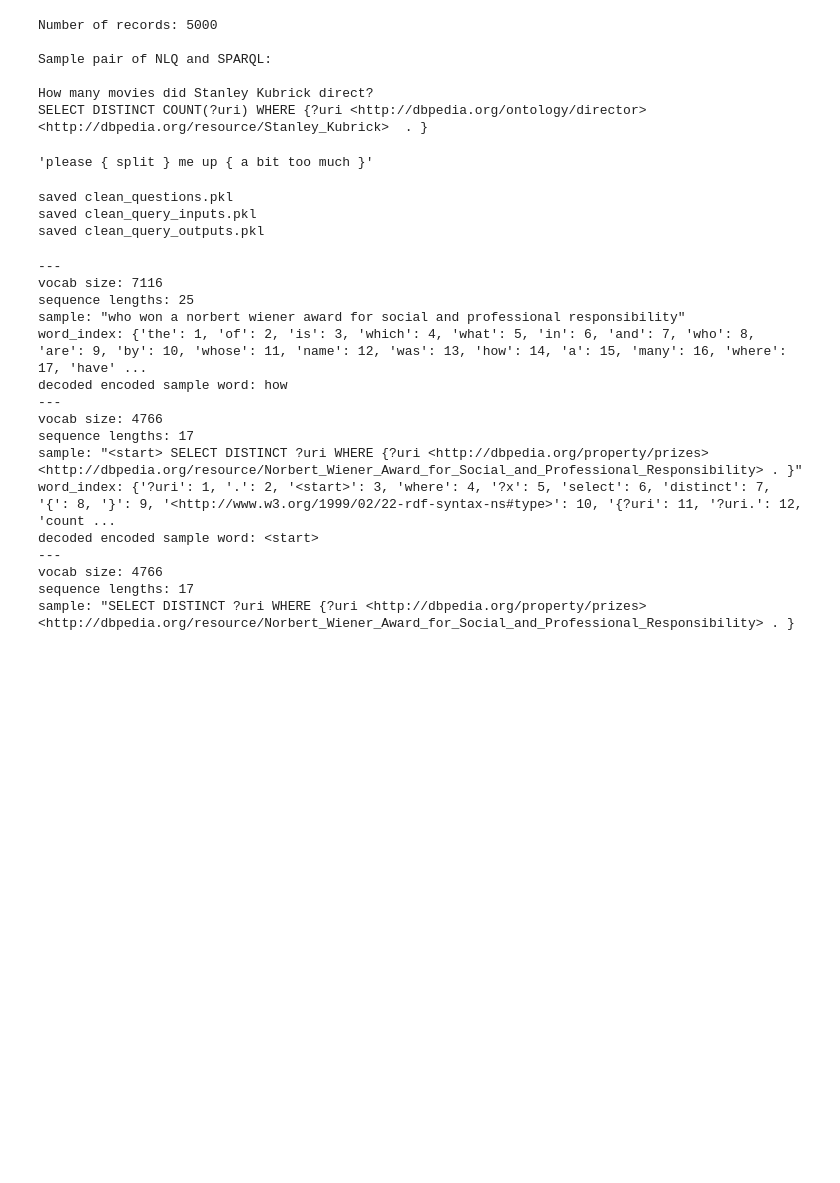
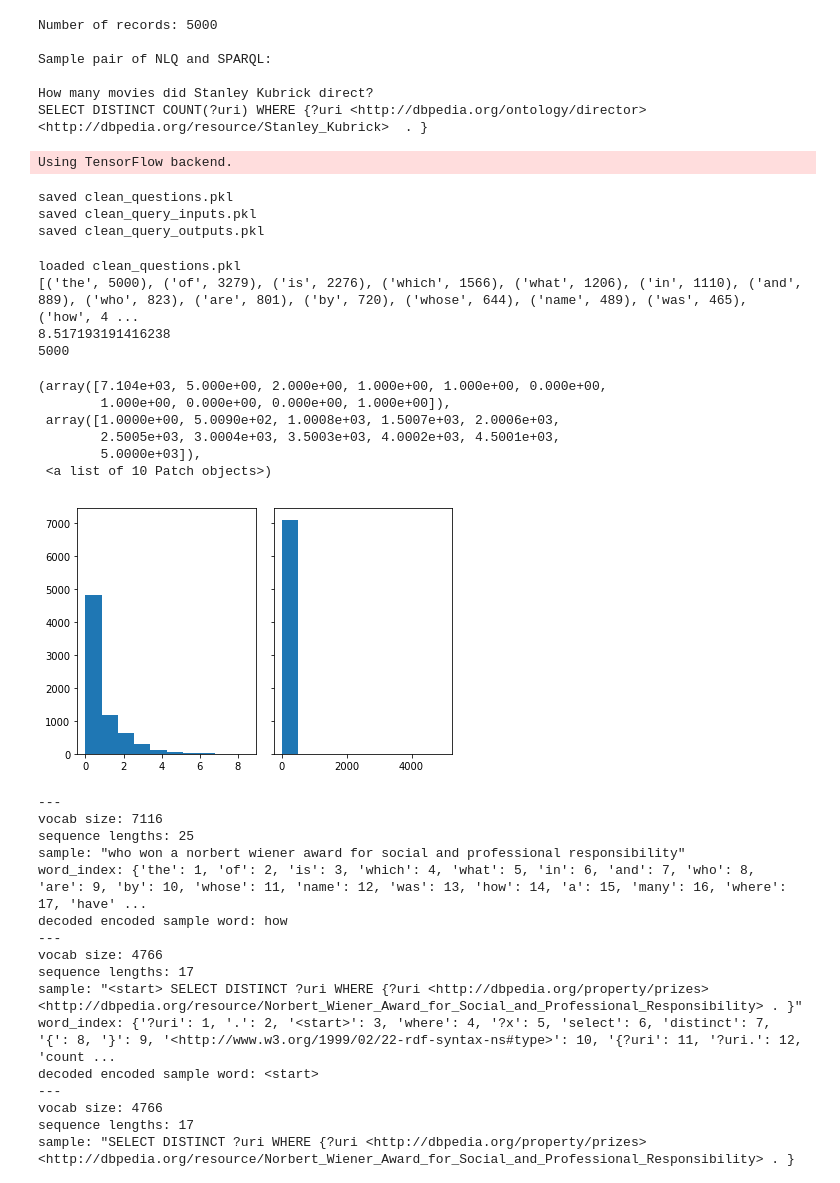
Before and after one commit to dogofbrian/nlq2sparql, a Jupyter notebook: capstone_project.ipynb, the cells around one changed output. Saved outputs shown, nothing was run; the diff lists cells and outputs as text; code cells hidden in the pictures; blank space fills up the shorter version.

```diff
--- a/capstone_project.ipynb
+++ b/capstone_project.ipynb
@@ -59,11 +59,6 @@ questions = [item['corrected_question'] for item in source_data]
 queries = [item['sparql_query'] for item in source_data]
 
 assert np.shape(questions) == np.shape(queries)
-# %%
-import re
-re.sub(r'([^ ])([{}])([^ ])', r'\1 \2 \3', 'please{split}me up { a bit too much }')
-# %% [output]
-'please { split } me up { a bit too much }'
 # %%
 '''
 The questions undergo fuller cleaning than the queries, removing punctuation etc.
@@ -77,12 +72,23 @@ There are a few SPARQL statements where curly braces don't have spaces between t
 and neighbouring tokens. We add a space around them if they don't exist.
 '''
 from keras.preprocessing.text import text_to_word_sequence
-from pickle import dump
+from pickle import dump, load
 import re
 
 default_filters = '!"#$%&()*+,-./:;<=>?@[\\]^_`{|}~'
 START_TOKEN = '<start>'
 END_TOKEN = '<end>'
+
+def load_clean_texts(filename):
+  with open(filename, 'rb') as f:
+    content = load(f)
+    print('loaded {}'.format(filename))
+    return content
+
+def save_texts(texts, filename):
+  with open(filename, 'wb') as f:
+    dump(texts, f)
+    print('saved {}'.format(filename))
 
 def separate_curly_braces(text):
   return re.sub(r'([^ ])([{}])([^ ])', r'\1 \2 \3', text)
@@ -98,9 +104,7 @@ def clean_texts(texts, filename, filters=default_filters, lower=True,
   if end_token is not None:
     texts = [text + [end_token] for text in texts]
 
-  with open(filename, 'wb') as f:
-    dump(texts, f)
-    print('saved {}'.format(filename))
+  save_texts(texts, filename)
 
 clean_questions = clean_texts(questions, filename='clean_questions.pkl')
 clean_query_inputs = clean_texts(queries, filters='', lower=False, start_token=START_TOKEN,
@@ -108,9 +112,43 @@ clean_query_inputs = clean_texts(queries, filters='', lower=False, start_token=S
 clean_query_outputs = clean_texts(queries, filters='', lower=False, end_token=END_TOKEN,
                                   filename='clean_query_outputs.pkl')
 # %% [output]
-saved clean_questions.pkl
-saved clean_query_inputs.pkl
-saved clean_query_outputs.pkl
+Using TensorFlow backend.
+saved clean_questions.pkl
+saved clean_query_inputs.pkl
+saved clean_query_outputs.pkl
+# %%
+from collections import Counter
+from itertools import chain
+import matplotlib.pyplot as plt
+
+clean_questions = load_clean_texts('clean_questions.pkl')
+
+# print(clean_questions)
+x = [['how', 'how', 'how', 'many'], ['many', 'are', 'there', 'in', 'the', 'world', 'yes', 'no', 'please', 'very', 'very']]
+
+# print(list(y))
+cnt = Counter(chain.from_iterable(clean_questions))
+print(cnt.most_common(1))
+print(np.log(5000))
+prex = np.array(list(cnt.values()))
+print(np.max(prex))
+x = np.log(prex)
+
+fig, axs = plt.subplots(1, 2, sharey=True, tight_layout=True)
+axs[0].hist(x, bins=10)
+axs[1].hist(cnt.values(), bins=10)
+# %% [output]
+loaded clean_questions.pkl
+[('the', 5000), ('of', 3279), ('is', 2276), ('which', 1566), ('what', 1206), ('in', 1110), ('and', 889), ('who', 823), ('are', 801), ('by', 720), ('whose', 644), ('name', 489), ('was', 465), ('how', 4 ...
+8.517193191416238
+5000
+(array([7.104e+03, 5.000e+00, 2.000e+00, 1.000e+00, 1.000e+00, 0.000e+00,
+        1.000e+00, 0.000e+00, 0.000e+00, 1.000e+00]),
+ array([1.0000e+00, 5.0090e+02, 1.0008e+03, 1.5007e+03, 2.0006e+03,
+        2.5005e+03, 3.0004e+03, 3.5003e+03, 4.0002e+03, 4.5001e+03,
+        5.0000e+03]),
+ <a list of 10 Patch objects>)
+[figure, added]
 # %%
 import string
 import numpy as np
```
Also changed, not shown: parts of 1 cell of this notebook, 10 other files.
